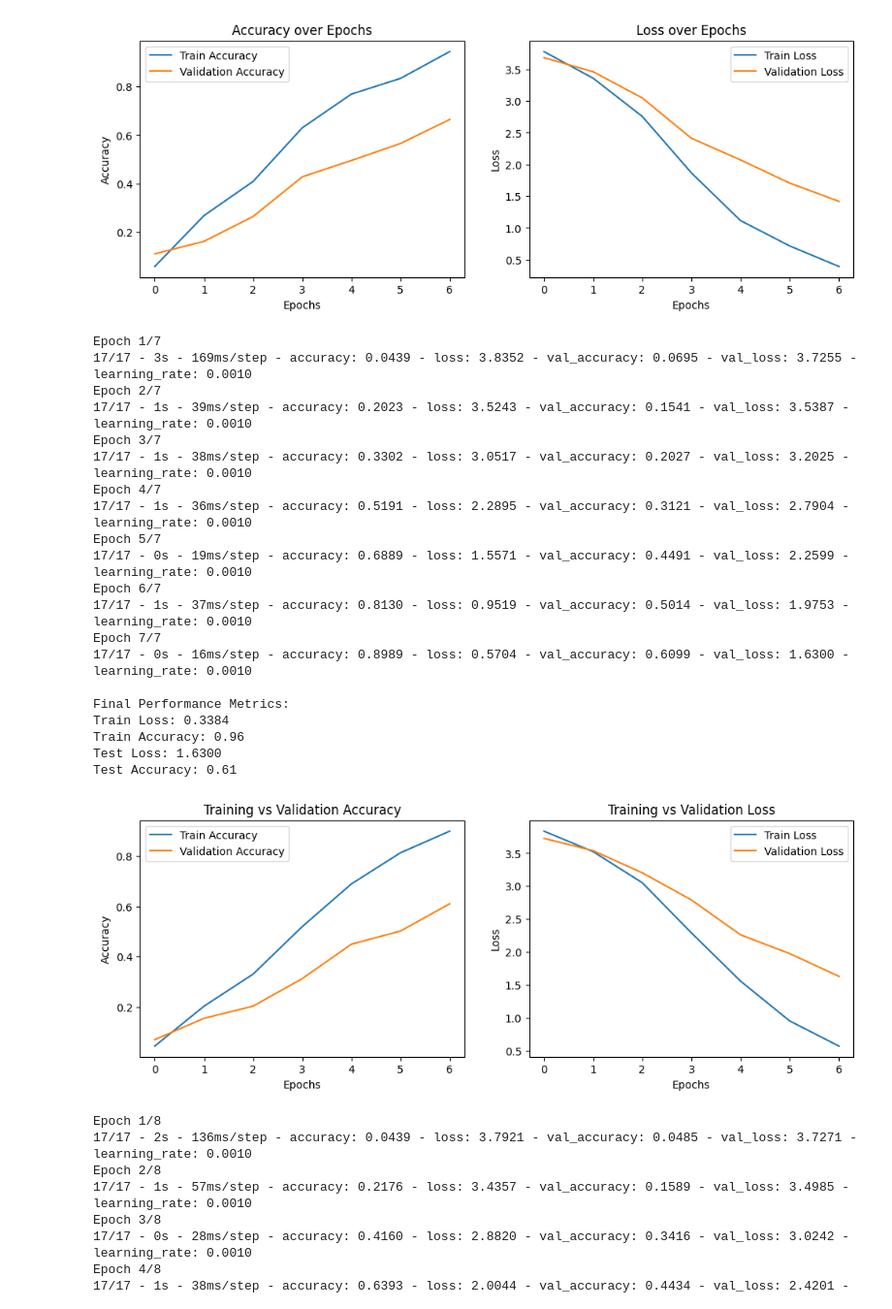
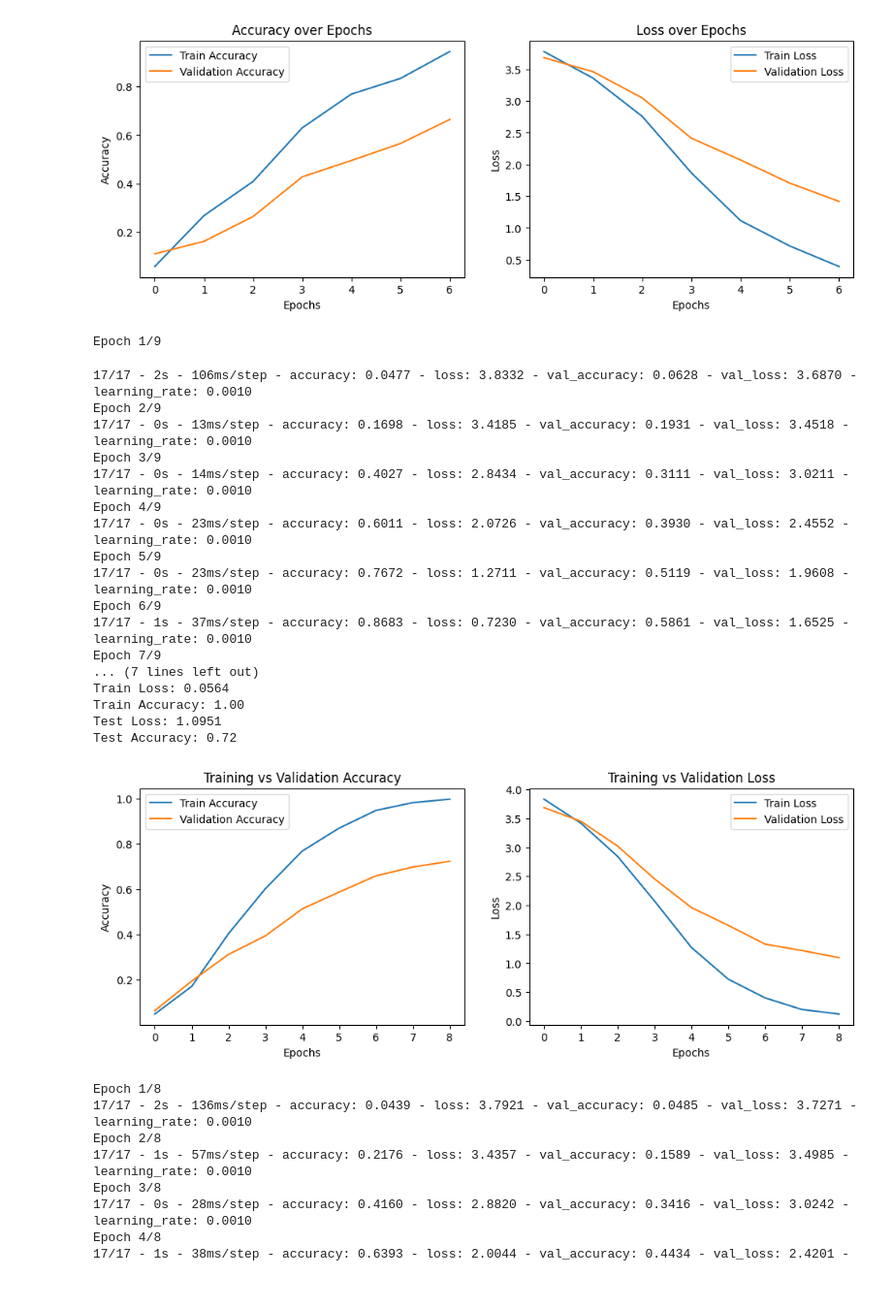
Before and after one commit to RDR25/CancellableMultiInstanceBiometrics, a Jupyter notebook: Team2.ipynb, the cells around one changed output. Shown at 97% size. Drawn from its saved outputs; the diff is of its cells as text; code cells hidden in the pictures.

```diff
--- a/Team2.ipynb
+++ b/Team2.ipynb
@@ -774,6 +774,7 @@ Train Accuracy: 0.99
 Test Accuracy: 0.66
 [figure]
 # %%
+#Spliting training -2/3 testing -1/3
 import os
 import numpy as np
 from sklearn.model_selection import train_test_split
@@ -896,55 +897,53 @@ def generate_report(output_dir):
     early_stopping = EarlyStopping(monitor='val_loss', patience=5, restore_best_weights=True)
     reduce_lr = ReduceLROnPlateau(monitor='val_loss', factor=0.5, patience=3, min_lr=1e-5)
 
     # Train the model
     history = model.fit(
         train_features, train_labels,
-        epochs=7,
+        epochs=9,
         batch_size=32,
         validation_data=(test_features, test_labels),
         callbacks=[early_stopping, reduce_lr],
         verbose=2
     )
 
     # Evaluate the performance
     train_loss, train_accuracy = model.evaluate(train_features, train_labels, verbose=0)
     test_loss, test_accuracy = model.evaluate(test_features, test_labels, verbose=0)
 
     print("\nFinal Performance Metrics:")
     print(f"Train Loss: {train_loss:.4f}")
     print(f"Train Accuracy: {train_accuracy:.2f}")
     print(f"Test Loss: {test_loss:.4f}")
     print(f"Test Accuracy: {test_accuracy:.2f}")
 
     # Generate training history plots
     plot_training_history(history)
 
 
 # Call to generate the report
 output_dir = "/content/drive/MyDrive/templates"  # Replace this with your path
 generate_report(output_dir)
 # %% [output]
-Epoch 1/7
-17/17 - 3s - 169ms/step - accuracy: 0.0439 - loss: 3.8352 - val_accuracy: 0.0695 - val_loss: 3.7255 - learning_rate: 0.0010
-Epoch 2/7
-17/17 - 1s - 39ms/step - accuracy: 0.2023 - loss: 3.5243 - val_accuracy: 0.1541 - val_loss: 3.5387 - learning_rate: 0.0010
-Epoch 3/7
-17/17 - 1s - 38ms/step - accuracy: 0.3302 - loss: 3.0517 - val_accuracy: 0.2027 - val_loss: 3.2025 - learning_rate: 0.0010
-Epoch 4/7
-17/17 - 1s - 36ms/step - accuracy: 0.5191 - loss: 2.2895 - val_accuracy: 0.3121 - val_loss: 2.7904 - learning_rate: 0.0010
-Epoch 5/7
-17/17 - 0s - 19ms/step - accuracy: 0.6889 - loss: 1.5571 - val_accuracy: 0.4491 - val_loss: 2.2599 - learning_rate: 0.0010
-Epoch 6/7
-17/17 - 1s - 37ms/step - accuracy: 0.8130 - loss: 0.9519 - val_accuracy: 0.5014 - val_loss: 1.9753 - learning_rate: 0.0010
-Epoch 7/7
-17/17 - 0s - 16ms/step - accuracy: 0.8989 - loss: 0.5704 - val_accuracy: 0.6099 - val_loss: 1.6300 - learning_rate: 0.0010
-
-Final Performance Metrics:
-Train Loss: 0.3384
-Train Accuracy: 0.96
-Test Loss: 1.6300
-Test Accuracy: 0.61
+Epoch 1/9
+17/17 - 2s - 106ms/step - accuracy: 0.0477 - loss: 3.8332 - val_accuracy: 0.0628 - val_loss: 3.6870 - learning_rate: 0.0010
+Epoch 2/9
+17/17 - 0s - 13ms/step - accuracy: 0.1698 - loss: 3.4185 - val_accuracy: 0.1931 - val_loss: 3.4518 - learning_rate: 0.0010
+Epoch 3/9
+17/17 - 0s - 14ms/step - accuracy: 0.4027 - loss: 2.8434 - val_accuracy: 0.3111 - val_loss: 3.0211 - learning_rate: 0.0010
+Epoch 4/9
+17/17 - 0s - 23ms/step - accuracy: 0.6011 - loss: 2.0726 - val_accuracy: 0.3930 - val_loss: 2.4552 - learning_rate: 0.0010
+Epoch 5/9
+17/17 - 0s - 23ms/step - accuracy: 0.7672 - loss: 1.2711 - val_accuracy: 0.5119 - val_loss: 1.9608 - learning_rate: 0.0010
+Epoch 6/9
+17/17 - 1s - 37ms/step - accuracy: 0.8683 - loss: 0.7230 - val_accuracy: 0.5861 - val_loss: 1.6525 - learning_rate: 0.0010
+Epoch 7/9
+... (7 lines left out)
+Train Loss: 0.0564
+Train Accuracy: 1.00
+Test Loss: 1.0951
+Test Accuracy: 0.72
-[figure, old version]
+[figure, new version]
 # %%
 #Spliting training as 0.75 testing 0.25
 import os
```
